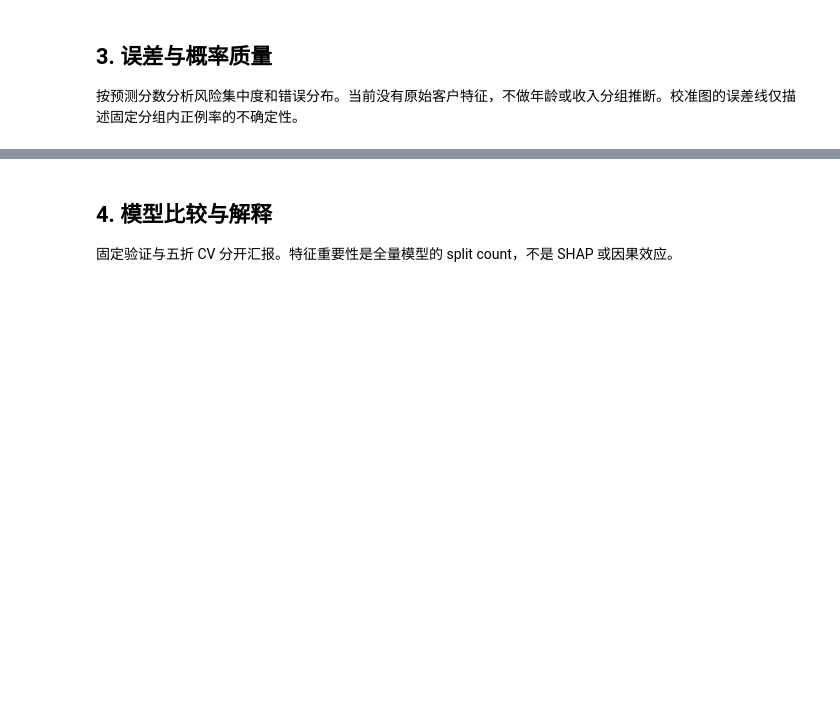
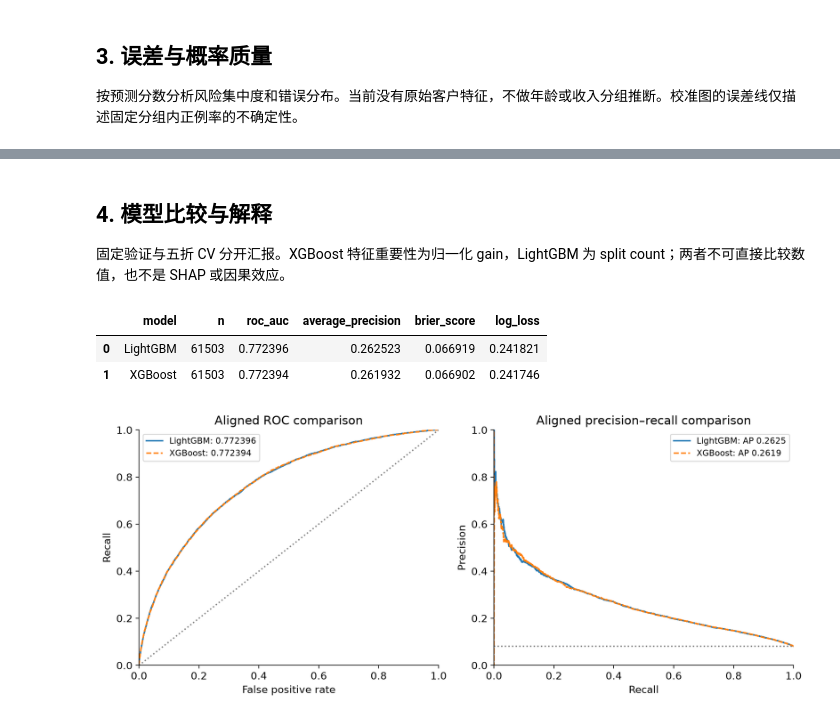
Before and after one commit to slowdowndown/msdm5054-home-credit, a Jupyter notebook: notebooks/D_evaluation.ipynb, the cells around one changed output, grey strips where cells are left out. Saved outputs shown, nothing was run; the diff lists cells and outputs as text; code cells hidden in the pictures; blank space fills up the shorter version.

```diff
--- a/notebooks/D_evaluation.ipynb
+++ b/notebooks/D_evaluation.ipynb
@@ -98,6 +97,14 @@ for name in ['05_calibration','06_risk_deciles','09_score_distributions']:
 # %% [markdown]
 ## 4. 模型比较与解释
-固定验证与五折 CV 分开汇报。特征重要性是全量模型的 split count，不是 SHAP 或因果效应。
+固定验证与五折 CV 分开汇报。XGBoost 特征重要性为归一化 gain，LightGBM 为 split count；两者不可直接比较数值，也不是 SHAP 或因果效应。
+# %%
+display(pd.read_csv(ROOT/'results/d/aligned_model_metrics.csv'))
+display(Image(filename=str(ROOT/'results/d/figures/10_model_comparison.png')))
+# %% [output]
+|  | model | n | roc_auc | average_precision | brier_score | log_loss |
+| 0 | LightGBM | 61503 | 0.772396 | 0.262523 | 0.066919 | 0.241821 |
+| 1 | XGBoost | 61503 | 0.772394 | 0.261932 | 0.066902 | 0.241746 |
+[figure, added]
 # %%
 display(pd.read_csv(ROOT/'results/d/model_comparison.csv'))
 display(pd.read_csv(ROOT/'results/d/cv_summary.csv'))
```
Also changed, not shown: parts of 7 cells of this notebook, 43 other files.
